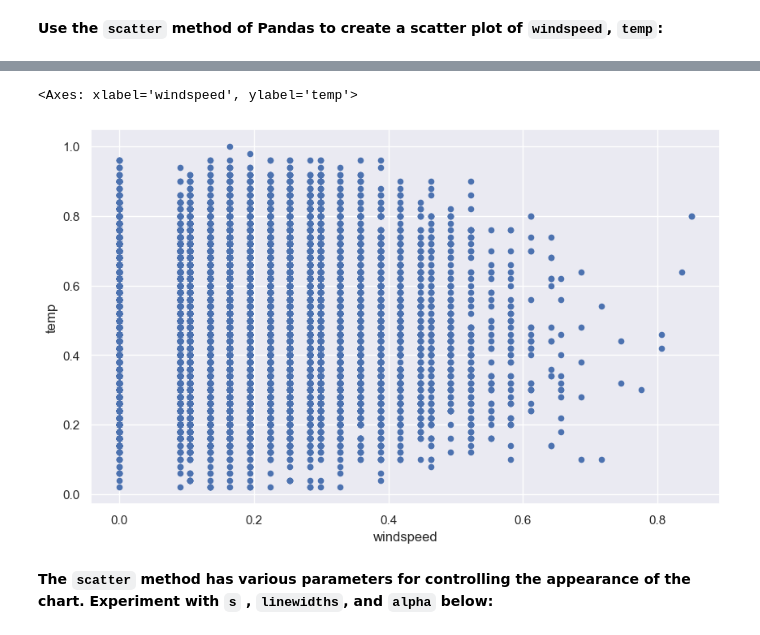
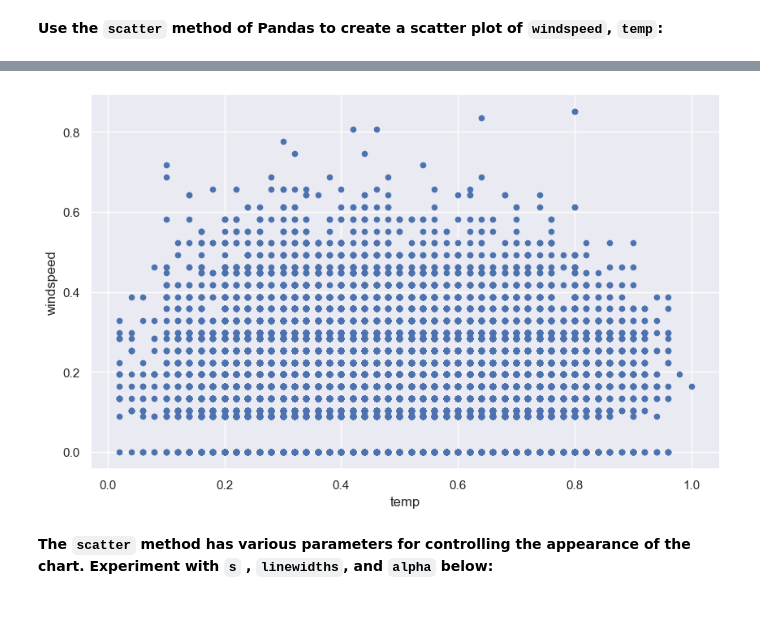
Before and after one commit to VeraLyu2022/iod, a Jupyter notebook: Module 2/Lab 2/IOD_Lab-2_1_2.ipynb, the cells around one changed output, grey strips where cells are left out. Cells and saved outputs as stored; diff of their text form; code cells hidden in the pictures.

```diff
--- a/Module 2/Lab 2/IOD_Lab-2_1_2.ipynb
+++ b/Module 2/Lab 2/IOD_Lab-2_1_2.ipynb
@@ -74,8 +88,8 @@ bikes.plot.bar(x='windspeed', y='temp')
 # %%
 #ANSWER
-bikes.plot.scatter('windspeed', 'temp')
+bikes.plot.scatter('temp', 'windspeed')
+plt.show()
 # %% [output]
-<Axes: xlabel='windspeed', ylabel='temp'>
-[figure, old version]
+[figure, new version]
 # %% [markdown]
 **The `scatter` method has various parameters for controlling the appearance of the chart. Experiment with `s` , `linewidths`, and `alpha` below:**
```
Also changed, not shown: parts of 60 cells of this notebook, 11 other files.
